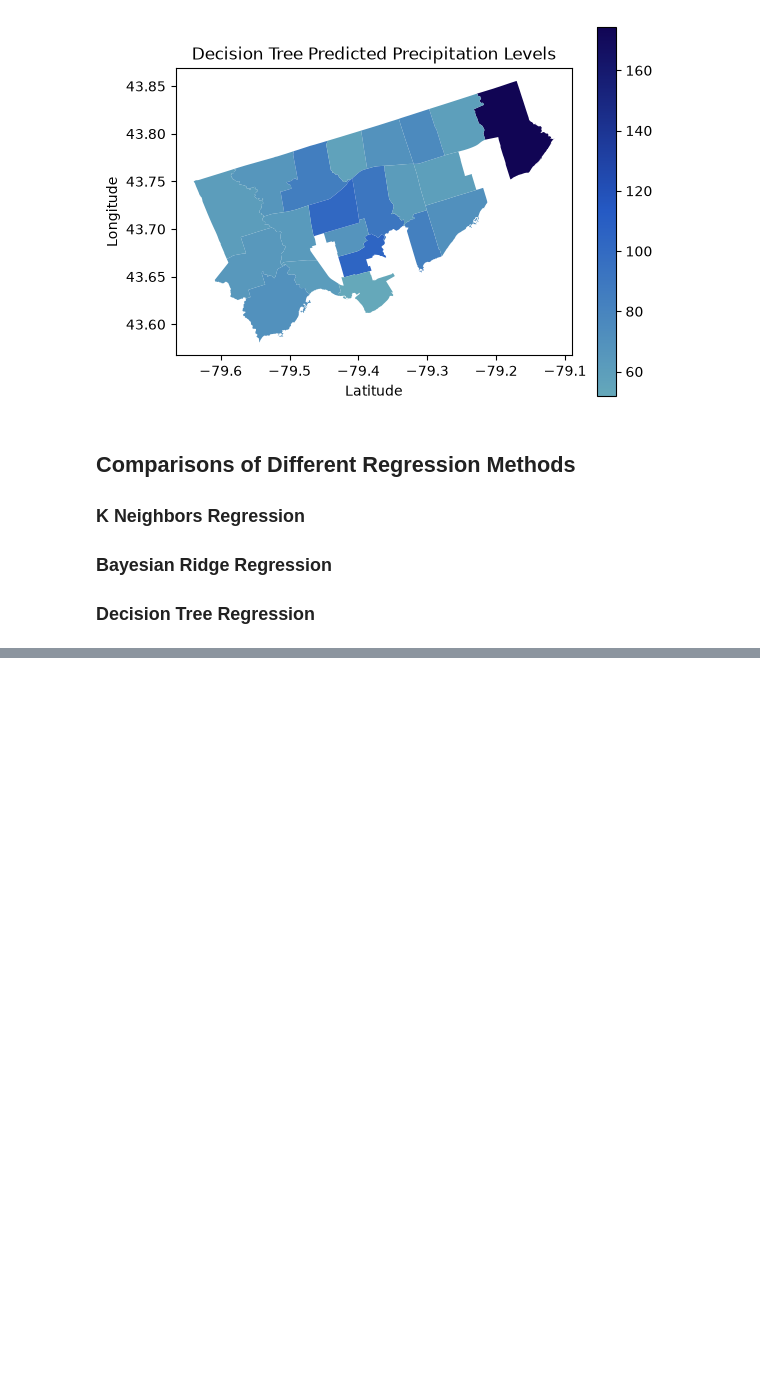
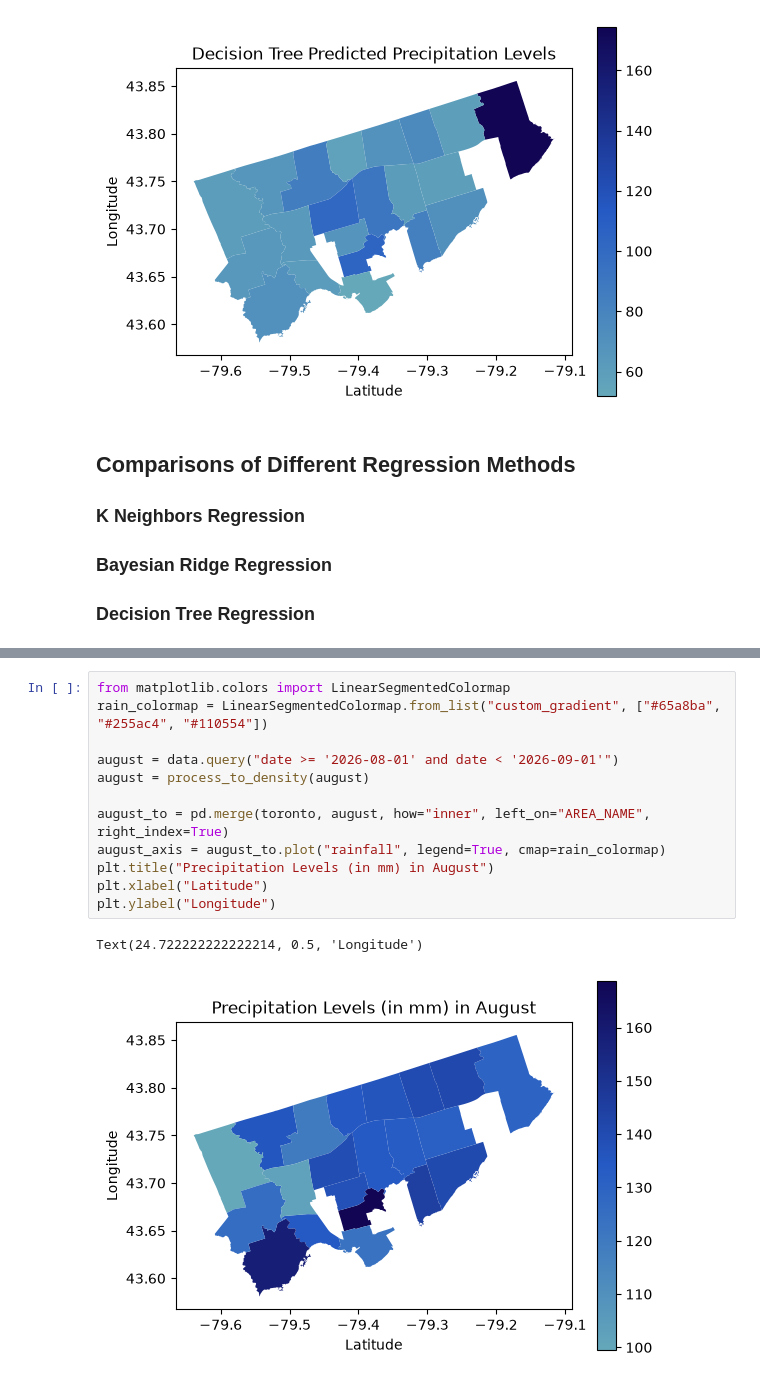
Before and after one commit to smm2005/Rain-Analysis-Toronto, a Jupyter notebook: analysis.ipynb, the cells around one changed output, grey strips where cells are left out. Drawn from its saved outputs; the diff is of its cells as text; blank space fills up the shorter version.

```diff
--- a/analysis.ipynb
+++ b/analysis.ipynb
@@ -266,0 +295,15 @@ Text(24.722222222222214, 0.5, 'Longitude')
+# %%
+from matplotlib.colors import LinearSegmentedColormap
+rain_colormap = LinearSegmentedColormap.from_list("custom_gradient", ["#65a8ba", "#255ac4", "#110554"])
+
+august = data.query("date >= '2026-08-01' and date < '2026-09-01'")
+august = process_to_density(august)
+
+august_to = pd.merge(toronto, august, how="inner", left_on="AREA_NAME", right_index=True)
+august_axis = august_to.plot("rainfall", legend=True, cmap=rain_colormap)
+plt.title("Precipitation Levels (in mm) in August")
+plt.xlabel("Latitude")
+plt.ylabel("Longitude")
+# %% [output]
+Text(24.722222222222214, 0.5, 'Longitude')
+[figure, added]
```
Also changed, not shown: parts of 9 cells of this notebook.
